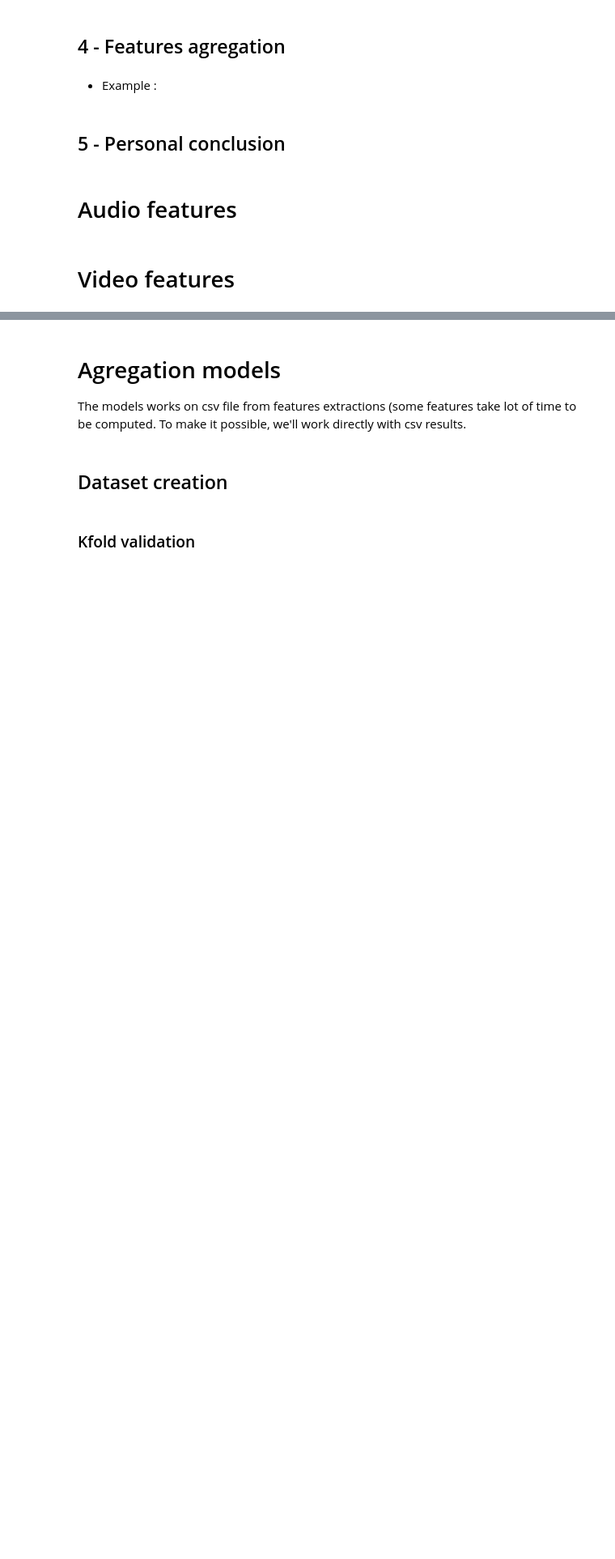
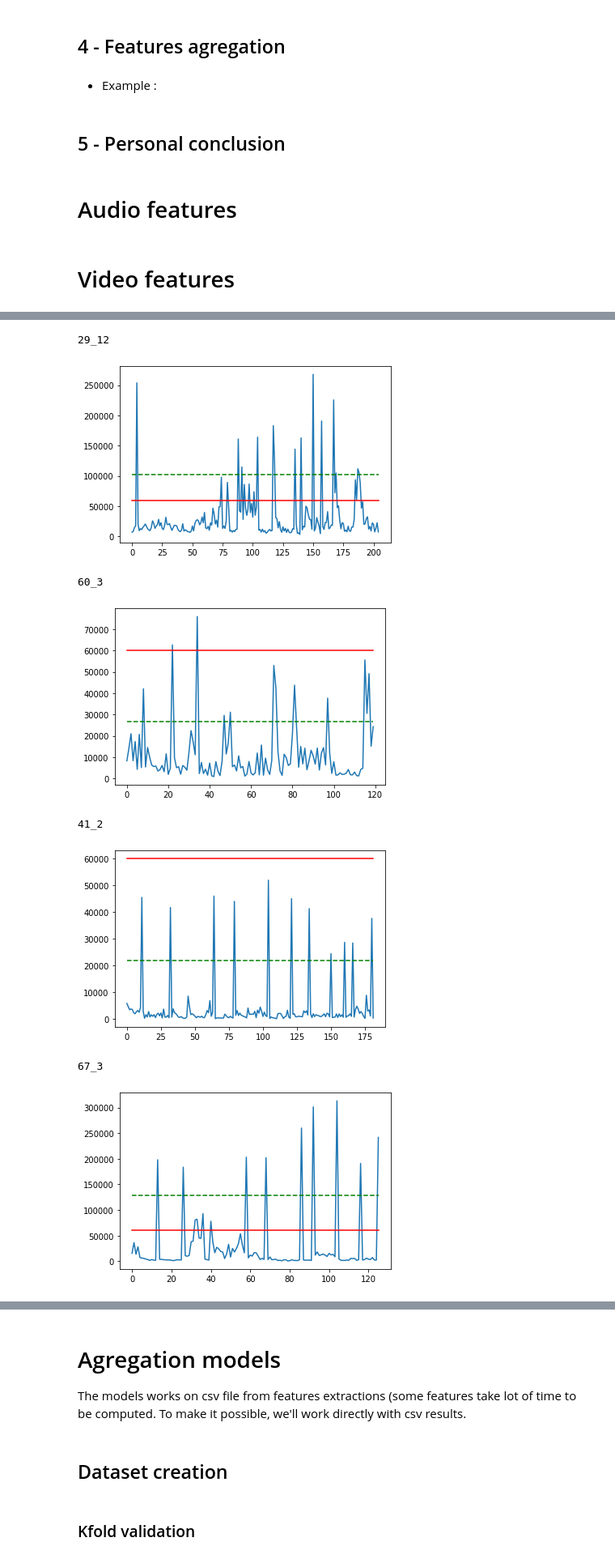
Before and after one commit to vincentnam/Project-Archean, a Jupyter notebook: ChallengeM2SID_2019.ipynb, the cells around one changed output, grey strips where cells are left out. Shown at 81% size. Drawn from its saved outputs; the diff is of its cells as text; code cells hidden in the pictures; blank space fills up the shorter version.

```diff
--- a/ChallengeM2SID_2019.ipynb
+++ b/ChallengeM2SID_2019.ipynb
@@ -1250,0 +1692,15 @@ Lasso_model(X,y)
+# %%
+path = 'challenge-m2-sid/'
+path_video = 'challenge-m2-sid/corpus/video/'
+path_vid_out = 'Video_output/'
+nb_fps_kept_break = 4
+nb_fps_kept_lumi = 4
+nb_fps_kept_YOLO = 0.5
+nb_fps_kept_faces = 4
+dic_nb_pers = dict()
+dic_break = dict()
+dic_lumi = dict()
+dic_faces = dict()
+dic_histos = dict()
+params_YOLO = (net, output_layers, classes, colors)
+static_threshold = 60000
@@ -1250,0 +1709,15 @@ Lasso_model(X,y)
+# %%
+extracts = ['29_12', '60_3', '41_2', '67_3']
+for extr in extracts :
+    print(extr)
+    extract = extr +  '.m4v'
+    create_dic_break(path_video, path_vid_out, extract, nb_fps_kept_break, dic_break, show_seq = False, show_plot_br = True)
+# %% [output]
+29_12
+[figure, added]
+60_3
+[figure, added]
+41_2
+[figure, added]
+67_3
+[figure, added]
```
Also changed, not shown: parts of 36 cells of this notebook.
